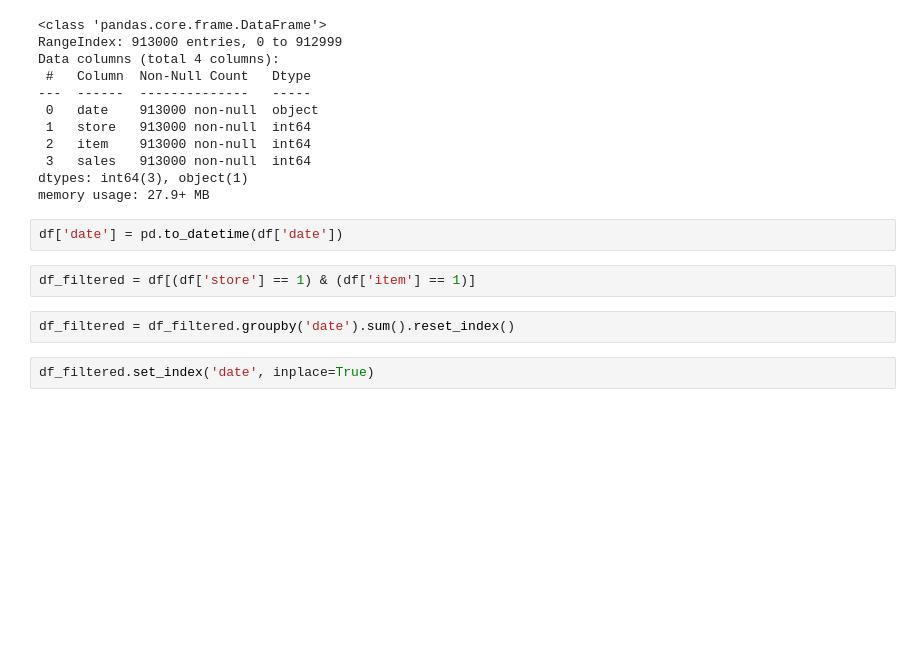
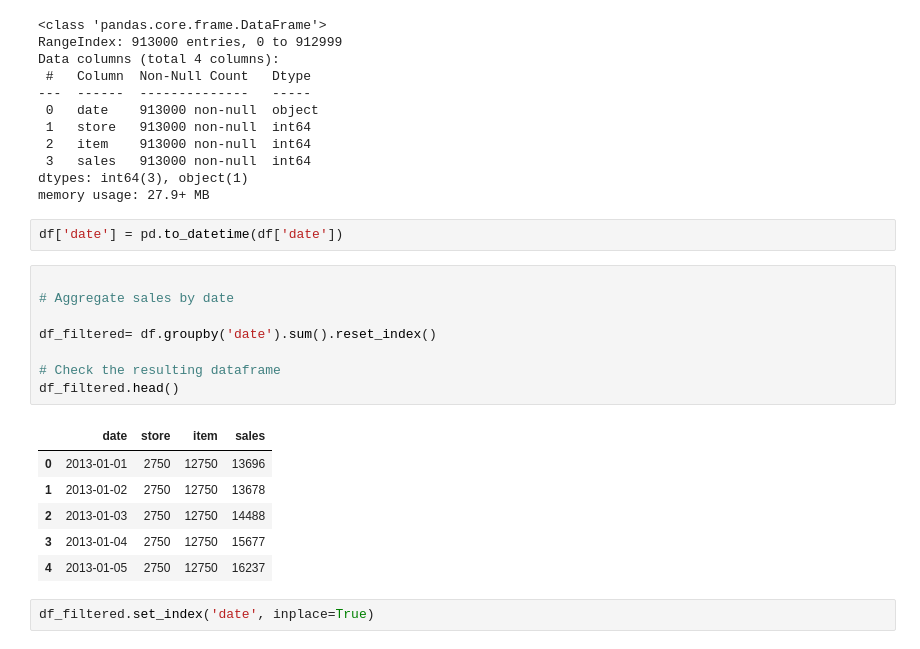
Before and after one commit to RuhiAuti/ai_marketing, a Jupyter notebook: Practical2_29.ipynb, the cells around one changed output. Drawn from its saved outputs; the diff is of its cells as text; blank space fills up the shorter version.

```diff
--- a/Practical2_29.ipynb
+++ b/Practical2_29.ipynb
@@ -43,10 +43,21 @@ dtypes: int64(3), object(1)
 memory usage: 27.9+ MB
 # %%
 df['date'] = pd.to_datetime(df['date'])
-# %%
-df_filtered = df[(df['store'] == 1) & (df['item'] == 1)]
-# %%
-df_filtered = df_filtered.groupby('date').sum().reset_index()
+# %%
+
+# Aggregate sales by date
+
+df_filtered= df.groupby('date').sum().reset_index()
+
+# Check the resulting dataframe
+df_filtered.head()
+# %% [output]
+|  | date | store | item | sales |
+| 0 | 2013-01-01 | 2750 | 12750 | 13696 |
+| 1 | 2013-01-02 | 2750 | 12750 | 13678 |
+| 2 | 2013-01-03 | 2750 | 12750 | 14488 |
+| 3 | 2013-01-04 | 2750 | 12750 | 15677 |
+| 4 | 2013-01-05 | 2750 | 12750 | 16237 |
 # %%
 df_filtered.set_index('date', inplace=True)
 # %%
```
Also changed, not shown: parts of 3 cells of this notebook.
